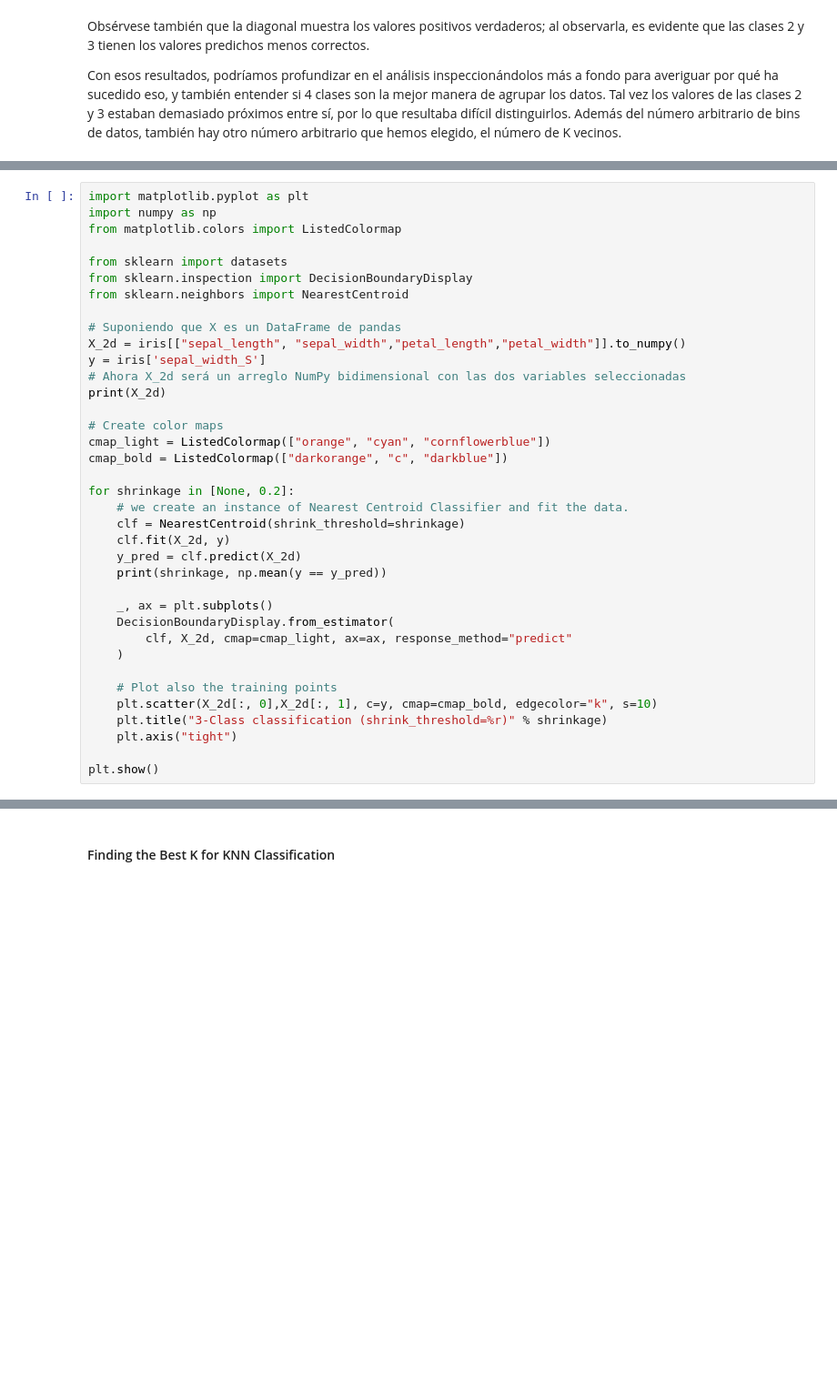
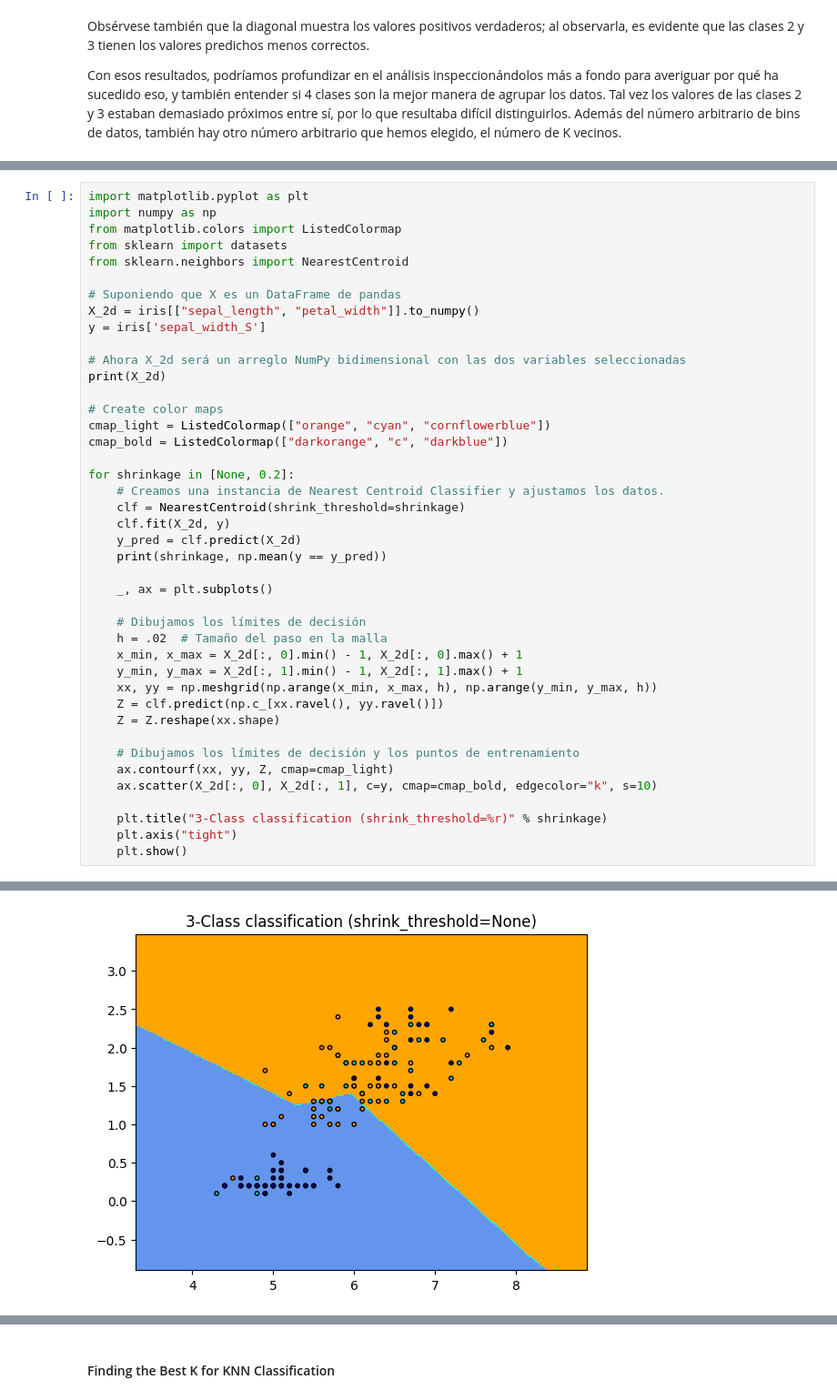
Before and after one commit to td2USA-20232/g1bonoknn, a Jupyter notebook: knn.ipynb, the cells around one changed output, grey strips where cells are left out. Shown: that part at 91% size. Cells and saved outputs as stored; diff of their text form; blank space fills up the shorter version.

```diff
--- a/knn.ipynb
+++ b/knn.ipynb
@@ -526,14 +252,13 @@ Please update conda by running
 import matplotlib.pyplot as plt
 import numpy as np
 from matplotlib.colors import ListedColormap
-
 from sklearn import datasets
-from sklearn.inspection import DecisionBoundaryDisplay
 from sklearn.neighbors import NearestCentroid
 
 # Suponiendo que X es un DataFrame de pandas
-X_2d = iris[["sepal_length", "sepal_width","petal_length","petal_width"]].to_numpy()
+X_2d = iris[["sepal_length", "petal_width"]].to_numpy()
 y = iris['sepal_width_S']
+
 # Ahora X_2d será un arreglo NumPy bidimensional con las dos variables seleccionadas
 print(X_2d)
 
@@ -542,21 +267,27 @@ cmap_light = ListedColormap(["orange", "cyan", "cornflowerblue"])
 cmap_bold = ListedColormap(["darkorange", "c", "darkblue"])
 
 for shrinkage in [None, 0.2]:
-    # we create an instance of Nearest Centroid Classifier and fit the data.
+    # Creamos una instancia de Nearest Centroid Classifier y ajustamos los datos.
     clf = NearestCentroid(shrink_threshold=shrinkage)
     clf.fit(X_2d, y)
     y_pred = clf.predict(X_2d)
     print(shrinkage, np.mean(y == y_pred))
 
     _, ax = plt.subplots()
-    DecisionBoundaryDisplay.from_estimator(
-        clf, X_2d, cmap=cmap_light, ax=ax, response_method="predict"
-    )
 
-    # Plot also the training points
-    plt.scatter(X_2d[:, 0],X_2d[:, 1], c=y, cmap=cmap_bold, edgecolor="k", s=10)
+    # Dibujamos los límites de decisión
+    h = .02  # Tamaño del paso en la malla
+    x_min, x_max = X_2d[:, 0].min() - 1, X_2d[:, 0].max() + 1
+    y_min, y_max = X_2d[:, 1].min() - 1, X_2d[:, 1].max() + 1
+    xx, yy = np.meshgrid(np.arange(x_min, x_max, h), np.arange(y_min, y_max, h))
+    Z = clf.predict(np.c_[xx.ravel(), yy.ravel()])
+    Z = Z.reshape(xx.shape)
+
+    # Dibujamos los límites de decisión y los puntos de entrenamiento
+    ax.contourf(xx, yy, Z, cmap=cmap_light)
+    ax.scatter(X_2d[:, 0], X_2d[:, 1], c=y, cmap=cmap_bold, edgecolor="k", s=10)
+
     plt.title("3-Class classification (shrink_threshold=%r)" % shrinkage)
     plt.axis("tight")
-
-plt.show()
+    plt.show()
 # %% [output]
@@ -563,0 +311 @@ ImportError: cannot import name 'DecisionBoundaryDisplay' from 'sklearn.inspecti
+[figure, added]
```
Also changed, not shown: parts of 20 cells of this notebook, 1 other file.
